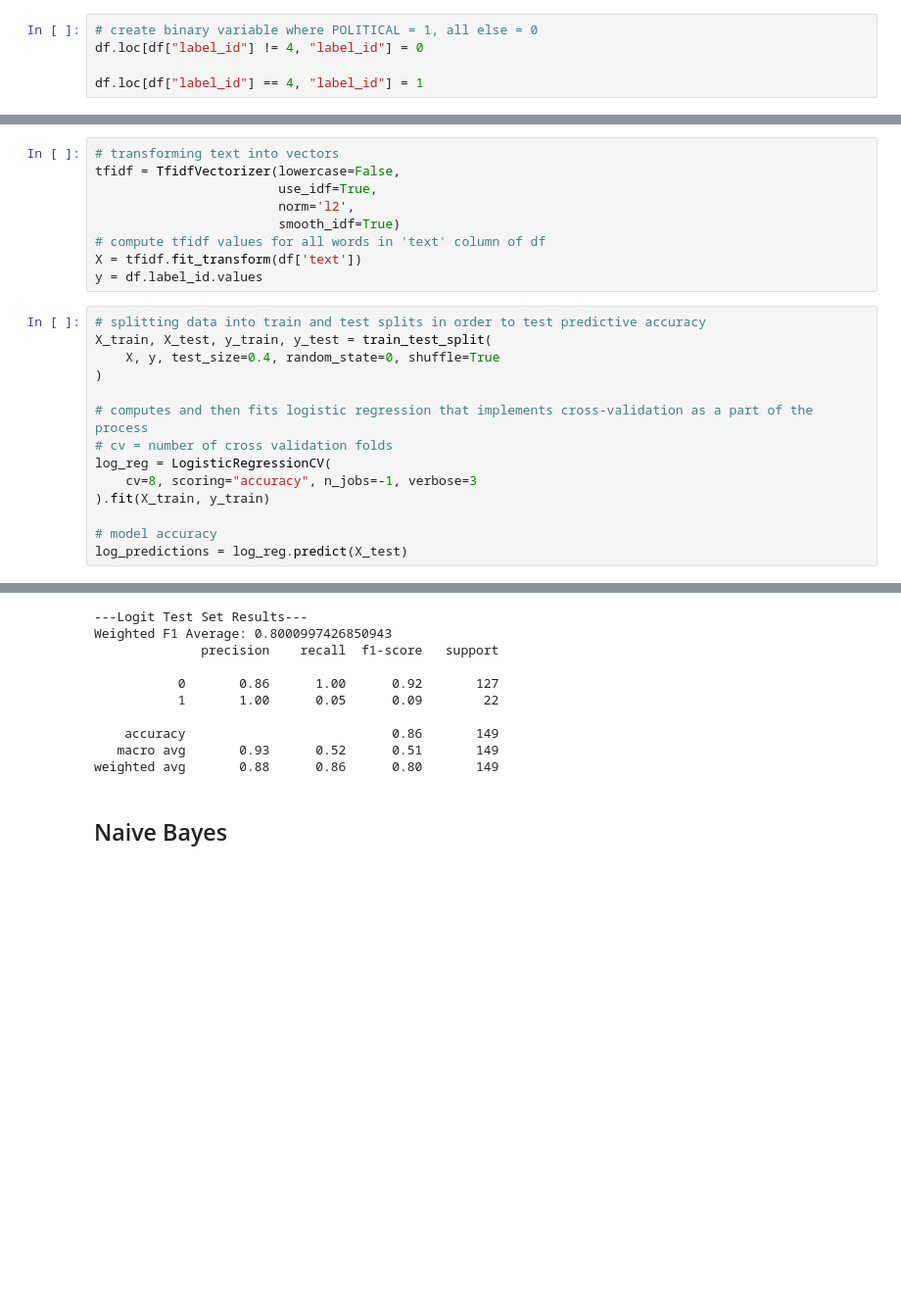
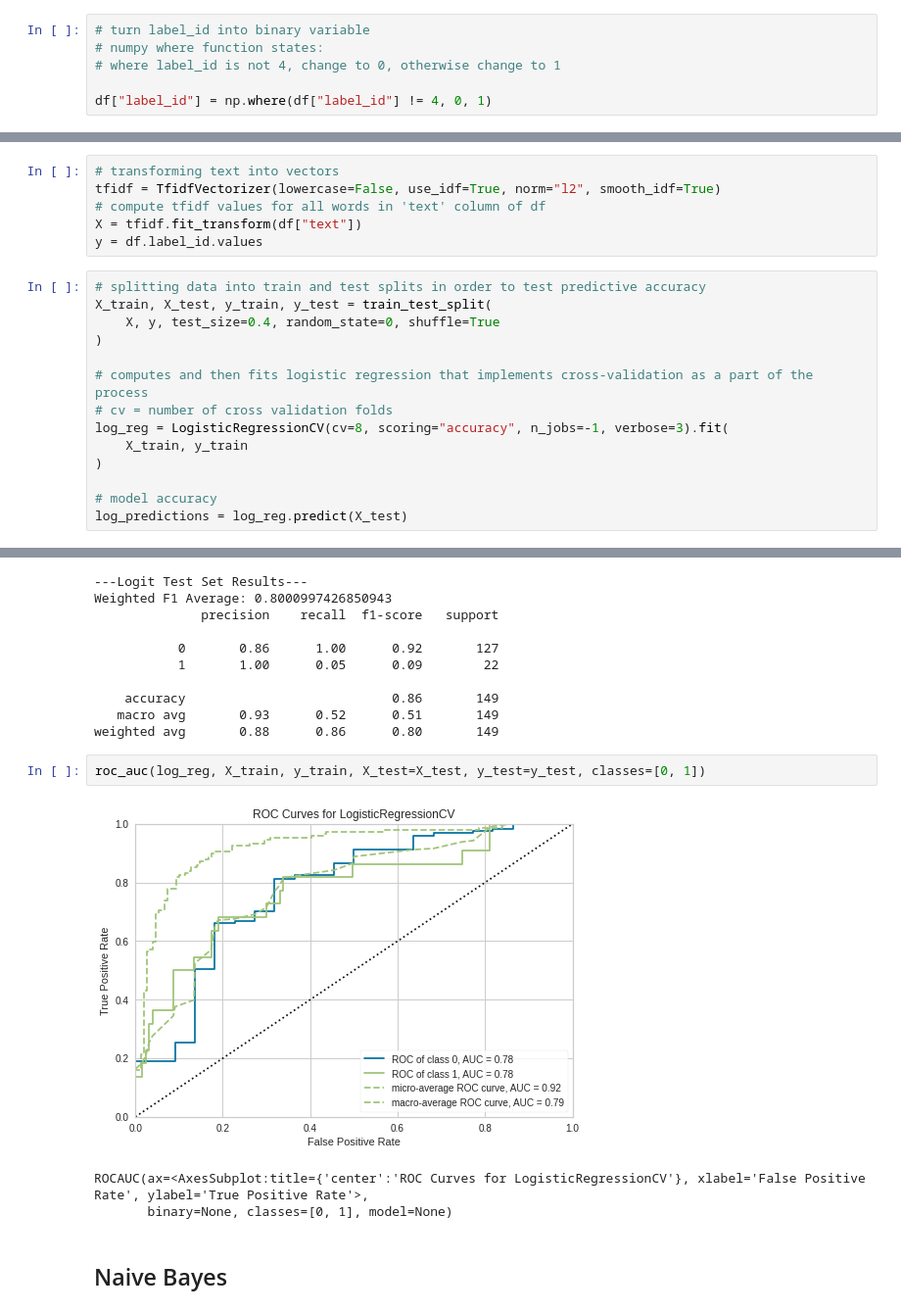
Before and after one commit to Paulj1989/bulgarian-constitutional-court-decisions, a Jupyter notebook: models/baseline_models.ipynb, the cells around one changed output, grey strips where cells are left out. Shown at 98% size. Saved outputs shown, nothing was run; the diff lists cells and outputs as text; blank space fills up the shorter version.

Commit message:
Add baseline model performance visualizations #5

```diff
--- a/models/baseline_models.ipynb
+++ b/models/baseline_models.ipynb
@@ -43,11 +46,12 @@ for json in files:
 df = pd.concat(data, ignore_index=True)
 # %% [markdown]
 ## Cleaning Text
-# %%
-# create binary variable where POLITICAL = 1, all else = 0
-df.loc[df["label_id"] != 4, "label_id"] = 0
-
-df.loc[df["label_id"] == 4, "label_id"] = 1
+# %%
+# turn label_id into binary variable
+# numpy where function states:
+# where label_id is not 4, change to 0, otherwise change to 1
+
+df["label_id"] = np.where(df["label_id"] != 4, 0, 1)
 # %%
 def preprocessing(text):
 
@@ -73,12 +78,9 @@ def token_ps(text):
 - The logistic regression below is computed by building a vector of word values based on the iportance of each word, before using the word vectors to identify the characteristics of the political label to predict which sentences will be political.
 # %%
 # transforming text into vectors
-tfidf = TfidfVectorizer(lowercase=False,
-                        use_idf=True,
-                        norm='l2',
-                        smooth_idf=True)
+tfidf = TfidfVectorizer(lowercase=False, use_idf=True, norm="l2", smooth_idf=True)
 # compute tfidf values for all words in 'text' column of df
-X = tfidf.fit_transform(df['text'])
+X = tfidf.fit_transform(df["text"])
 y = df.label_id.values
 # %%
 # splitting data into train and test splits in order to test predictive accuracy
@@ -88,9 +90,9 @@ X_train, X_test, y_train, y_test = train_test_split(
 
 # computes and then fits logistic regression that implements cross-validation as a part of the process
 # cv = number of cross validation folds
-log_reg = LogisticRegressionCV(
-    cv=8, scoring="accuracy", n_jobs=-1, verbose=3
-).fit(X_train, y_train)
+log_reg = LogisticRegressionCV(cv=8, scoring="accuracy", n_jobs=-1, verbose=3).fit(
+    X_train, y_train
+)
 
 # model accuracy
 log_predictions = log_reg.predict(X_test)
@@ -123,6 +125,12 @@ Weighted F1 Average: 0.8000997426850943
     accuracy                           0.86       149
    macro avg       0.93      0.52      0.51       149
 weighted avg       0.88      0.86      0.80       149
+# %%
+roc_auc(log_reg, X_train, y_train, X_test=X_test, y_test=y_test, classes=[0, 1])
+# %% [output]
+[figure, added]
+ROCAUC(ax=<AxesSubplot:title={'center':'ROC Curves for LogisticRegressionCV'}, xlabel='False Positive Rate', ylabel='True Positive Rate'>,
+       binary=None, classes=[0, 1], model=None)
 # %% [markdown]
 ## Naive Bayes
 # %%
```
Also changed, not shown: parts of 10 cells of this notebook.
